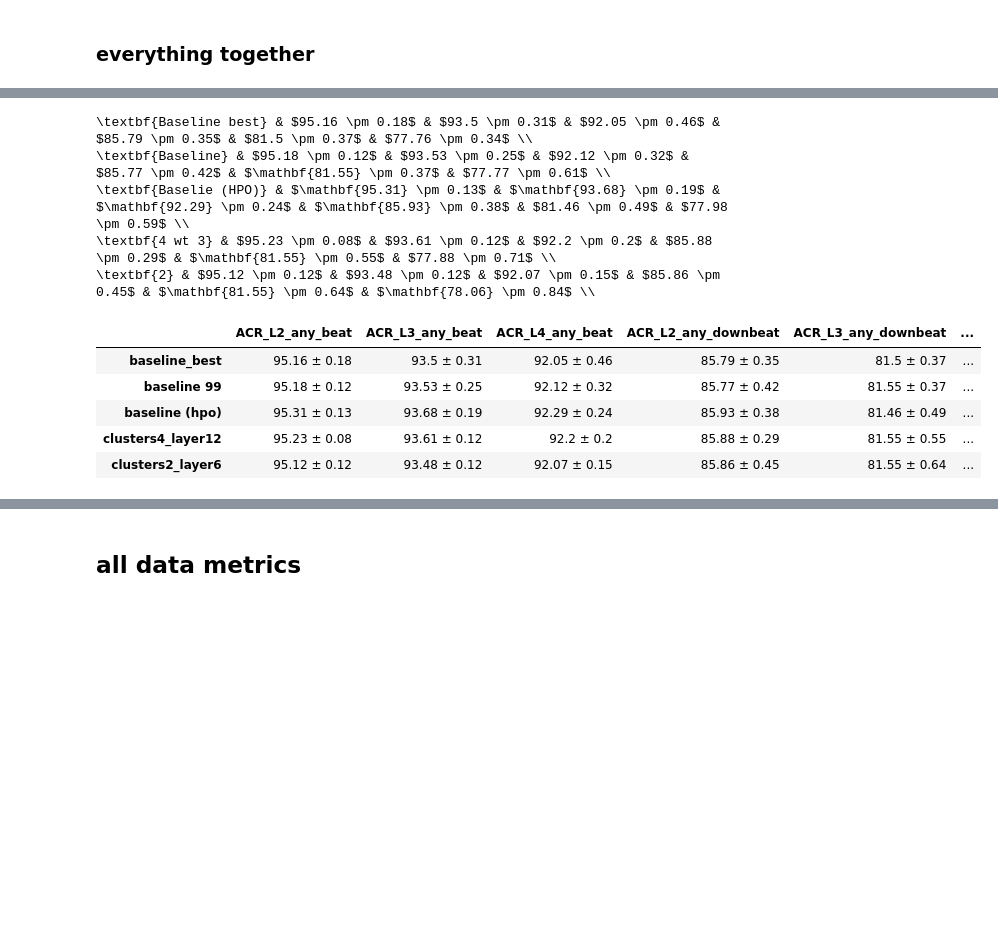
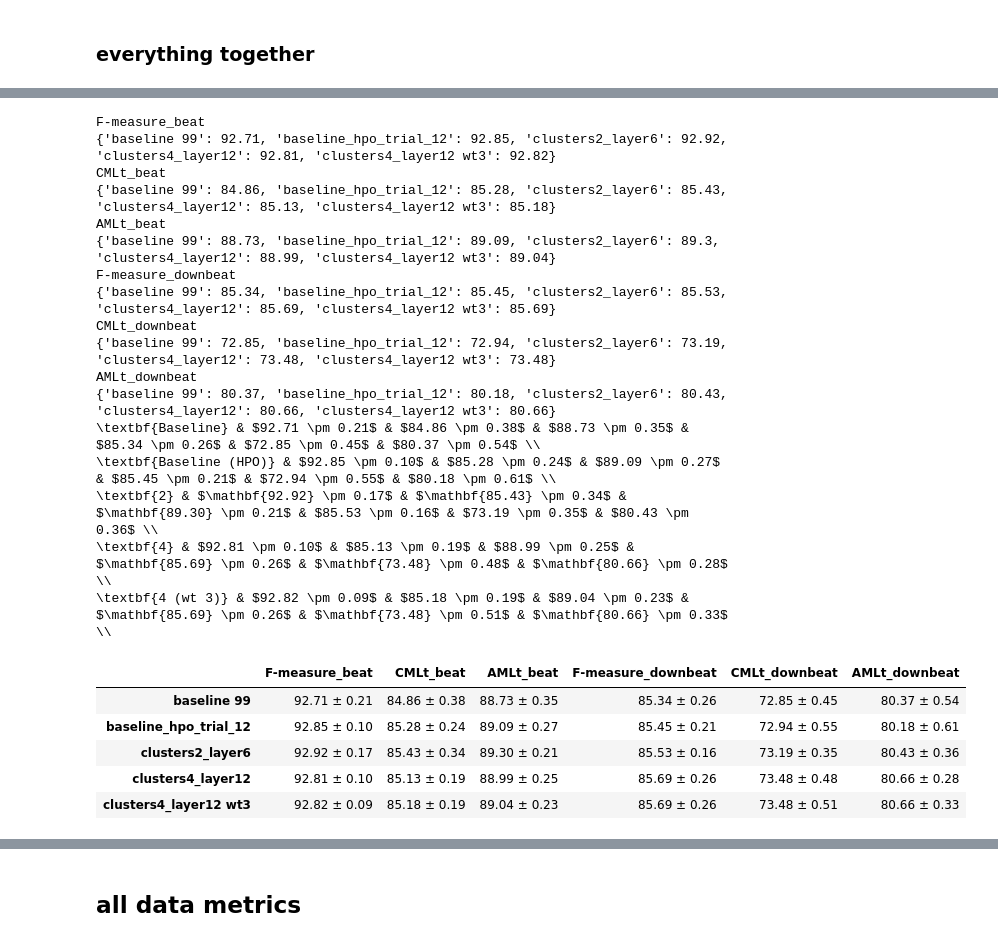
Before and after one commit to PulyaPolya/beat_this, a Jupyter notebook: results_evaluation.ipynb, the cells around one changed output, grey strips where cells are left out. Saved outputs shown, nothing was run; the diff lists cells and outputs as text; code cells hidden in the pictures; blank space fills up the shorter version.

```diff
--- a/results_evaluation.ipynb
+++ b/results_evaluation.ipynb
@@ -651,7 +671,15 @@ def get_total_results_new(seeds, json_val_path,layer = None, clusters = None, fu
     df_result =  pd.concat(df_list, axis=1)
     df_seeds_mean = df_result.mean(axis = 1)
     df_seeds_std = df_result.std(axis = 1)
-    df_final = df_seeds_mean.round(decimals).astype(str) + " ± " + df_seeds_std.round(decimals).astype(str)
+    fmt = f"{{:.{decimals}f}}"
+    def format_numeric(x):
+        return fmt.format(x)
+    #df_final = df_seeds_mean.round(decimals).astype(str) + " ± " + df_seeds_std.round(decimals).astype(str)
+    df_final = (
+    df_seeds_mean.apply(format_numeric)
+    + " ± "
+    + df_seeds_std.apply(format_numeric)
+    )
     return df_seeds_mean, df_seeds_std, df_final
 # %% [markdown]
 ## results
@@ -4280,13 +2619,18 @@ genres are Classical
 # %%
 seeds = [0,1,2,3,4,5,6,7,8,9]
 names =["paper_baseline_99"]
-json_path = "json_test_scores"
+json_path = "json_val_scores"
 df_seeds_mean, df_seeds_std, df_final_baseline = get_total_results_new(seeds = seeds, json_val_path = json_path, full = True, names = names, best= False, subfolders=["all_data_metrics"] ) #rename_columns="baseline"
 configs = {
 
     "baseline 99": df_final_baseline
 }
 final_df_99 = pd.DataFrame(configs).T
+columns =["F-measure", "AMLt","CMLt",]
+cols = [col for col in final_df_99.columns if any(c in col for c in columns)]
+final_df_99 = final_df_99[cols[:-1]]
 # #final_df["F1average"] = final_df[["F-measure_beat","F-measure_downbeat"]].mean(axis=1).round(3).astype(str)
+for row in df_to_latex_rows(final_df_99, rename_idx=[  "Baseline" ], bold_index = True, pm= True, bold_difference=False, bold_baseline_if_best= False, bold_max_per_col=False):
+    print(row)
 final_df_99
 #diff_vs_baseline = get_baseliine_diff (final_df , num_trials=1
@@ -4666,6 +2939,6 @@ number of files (103, 8)
 # %%
 seeds = [0,1,2,3,4,5,6,7,8,9] #1, 2,3,4
-names =["baseline_hpo_trial_12_best", "cluster_1_trial_10", "cluster_2_trial_16", "cluster_3_trial_72", "cluster_4_trial_43"] #"baseline_hpo_trial_12_best", "paper_baseline_99"
+names =["paper_baseline_99", "cluster_1_trial_10", "cluster_2_trial_16", "cluster_3_trial_72", "cluster_4_trial_43"] #"baseline_hpo_trial_12_best", "paper_baseline_99"
 json_path = "json_test_scores"
 # df_seeds_mean, df_seeds_std, df_final_baseline = get_total_results_new(seeds = seeds, json_val_path = json_path,
 #                                                                        full = True, names = names, decimals=4 ) #rename_columns="baseline"
@@ -4688,8 +2961,8 @@ final_df_4 = remove_cemgil(final_df_4)
 # for row in df_to_latex_rows(final_df_4, rename_idx=["4"], bold_index = True):
 #     print(row)
 columns =["ACR_L2_any", "ACR_L3_any", "ACR_L4_any"]
-cols = [col for col in df.columns if any(c in col for c in columns)]
-df = df[cols]
-for row in df_to_latex_rows(df, rename_idx=[ "Baseline best", "Baseline", "Baselie (HPO)", "4 wt 3", "2"], bold_index = True, pm= True, bold_difference=False, bold_baseline_if_best= False, bold_max_per_col= True):
+cols = [col for col in final_df_4.columns if any(c in col for c in columns)]
+final_df_4= final_df_4[cols]
+for row in df_to_latex_rows(final_df_4, rename_idx=[  "4" ], bold_index = True, pm= True, bold_difference=False, bold_baseline_if_best= False, bold_max_per_col=False):
     print(row)
 final_df_4
@@ -4758,26 +2993,49 @@ df
+# %%
+df = pd.concat([final_df_99, final_df_hpo], axis = 0) # test set
+df = remove_cemgil(df)
+#columns =["F-measure", "AMLt","CMLt", "ACR_L2_any"]
+columns =["F-measure", "AMLt","CMLt",]
+cols = [col for col in df.columns if any(c in col for c in columns)]
+df = df[cols]
+df
+for row in df_to_latex_rows(df, rename_idx=[  "Baseline", "Baselie (HPO)"], bold_index = True, pm= True, bold_difference=False, bold_baseline_if_best= False, bold_max_per_col= True):
+    print(row)
+df
 # %%
-df = pd.concat([final_df, final_df_99, final_df_hpo, final_df_4, final_df_2], axis = 0) # test set
+df = pd.concat([final_df_99, final_df_hpo,  final_df_2, final_df_4, final_df_4_wt3], axis = 0) # test set
 df = remove_cemgil(df)
-#columns =["F-measure", "AMLt","CMLt", "ACR_L2_any"]
-columns =["ACR_L2_any", "ACR_L3_any", "ACR_L4_any"]
+columns =["F-measure", "AMLt","CMLt"]
+#columns =["ACR_L2_any", "ACR_L3_any", "ACR_L4_any"]
 cols = [col for col in df.columns if any(c in col for c in columns)]
 df = df[cols]
 df
-for row in df_to_latex_rows(df, rename_idx=[ "Baseline best", "Baseline", "Baselie (HPO)", "4 wt 3", "2"], bold_index = True, pm= True, bold_difference=False, bold_baseline_if_best= False, bold_max_per_col= True):
+for row in df_to_latex_rows(df, rename_idx=[  "Baseline", "Baseline (HPO)",  "2", "4", "4 (wt 3)",], bold_index = True, pm= True, bold_difference=False, bold_baseline_if_best= True, bold_max_per_col= True):
     print(row)
 df
 # %% [output]
-\textbf{Baseline best} & $95.16 \pm 0.18$ & $93.5 \pm 0.31$ & $92.05 \pm 0.46$ & $85.79 \pm 0.35$ & $81.5 \pm 0.37$ & $77.76 \pm 0.34$ \\
-\textbf{Baseline} & $95.18 \pm 0.12$ & $93.53 \pm 0.25$ & $92.12 \pm 0.32$ & $85.77 \pm 0.42$ & $\mathbf{81.55} \pm 0.37$ & $77.77 \pm 0.61$ \\
-\textbf{Baselie (HPO)} & $\mathbf{95.31} \pm 0.13$ & $\mathbf{93.68} \pm 0.19$ & $\mathbf{92.29} \pm 0.24$ & $\mathbf{85.93} \pm 0.38$ & $81.46 \pm 0.49$ & $77.98 \pm 0.59$ \\
-\textbf{4 wt 3} & $95.23 \pm 0.08$ & $93.61 \pm 0.12$ & $92.2 \pm 0.2$ & $85.88 \pm 0.29$ & $\mathbf{81.55} \pm 0.55$ & $77.88 \pm 0.71$ \\
-\textbf{2} & $95.12 \pm 0.12$ & $93.48 \pm 0.12$ & $92.07 \pm 0.15$ & $85.86 \pm 0.45$ & $\mathbf{81.55} \pm 0.64$ & $\mathbf{78.06} \pm 0.84$ \\
+F-measure_beat
+{'baseline 99': 92.71, 'baseline_hpo_trial_12': 92.85, 'clusters2_layer6': 92.92, 'clusters4_layer12': 92.81, 'clusters4_layer12 wt3': 92.82}
+CMLt_beat
+{'baseline 99': 84.86, 'baseline_hpo_trial_12': 85.28, 'clusters2_layer6': 85.43, 'clusters4_layer12': 85.13, 'clusters4_layer12 wt3': 85.18}
+AMLt_beat
+{'baseline 99': 88.73, 'baseline_hpo_trial_12': 89.09, 'clusters2_layer6': 89.3, 'clusters4_layer12': 88.99, 'clusters4_layer12 wt3': 89.04}
+F-measure_downbeat
+{'baseline 99': 85.34, 'baseline_hpo_trial_12': 85.45, 'clusters2_layer6': 85.53, 'clusters4_layer12': 85.69, 'clusters4_layer12 wt3': 85.69}
+CMLt_downbeat
+{'baseline 99': 72.85, 'baseline_hpo_trial_12': 72.94, 'clusters2_layer6': 73.19, 'clusters4_layer12': 73.48, 'clusters4_layer12 wt3': 73.48}
+AMLt_downbeat
+{'baseline 99': 80.37, 'baseline_hpo_trial_12': 80.18, 'clusters2_layer6': 80.43, 'clusters4_layer12': 80.66, 'clusters4_layer12 wt3': 80.66}
+\textbf{Baseline} & $92.71 \pm 0.21$ & $84.86 \pm 0.38$ & $88.73 \pm 0.35$ & $85.34 \pm 0.26$ & $72.85 \pm 0.45$ & $80.37 \pm 0.54$ \\
+\textbf{Baseline (HPO)} & $92.85 \pm 0.10$ & $85.28 \pm 0.24$ & $89.09 \pm 0.27$ & $85.45 \pm 0.21$ & $72.94 \pm 0.55$ & $80.18 \pm 0.61$ \\
+\textbf{2} & $\mathbf{92.92} \pm 0.17$ & $\mathbf{85.43} \pm 0.34$ & $\mathbf{89.30} \pm 0.21$ & $85.53 \pm 0.16$ & $73.19 \pm 0.35$ & $80.43 \pm 0.36$ \\
+\textbf{4} & $92.81 \pm 0.10$ & $85.13 \pm 0.19$ & $88.99 \pm 0.25$ & $\mathbf{85.69} \pm 0.26$ & $\mathbf{73.48} \pm 0.48$ & $\mathbf{80.66} \pm 0.28$ \\
+\textbf{4 (wt 3)} & $92.82 \pm 0.09$ & $85.18 \pm 0.19$ & $89.04 \pm 0.23$ & $\mathbf{85.69} \pm 0.26$ & $\mathbf{73.48} \pm 0.51$ & $\mathbf{80.66} \pm 0.33$ \\
-|  | ACR_L2_any_beat | ACR_L3_any_beat | ACR_L4_any_beat | ACR_L2_any_downbeat | ACR_L3_any_downbeat | ... |
-| baseline_best | 95.16 ± 0.18 | 93.5 ± 0.31 | 92.05 ± 0.46 | 85.79 ± 0.35 | 81.5 ± 0.37 | ... |
-| baseline 99 | 95.18 ± 0.12 | 93.53 ± 0.25 | 92.12 ± 0.32 | 85.77 ± 0.42 | 81.55 ± 0.37 | ... |
-| baseline (hpo) | 95.31 ± 0.13 | 93.68 ± 0.19 | 92.29 ± 0.24 | 85.93 ± 0.38 | 81.46 ± 0.49 | ... |
-| clusters4_layer12 | 95.23 ± 0.08 | 93.61 ± 0.12 | 92.2 ± 0.2 | 85.88 ± 0.29 | 81.55 ± 0.55 | ... |
-| clusters2_layer6 | 95.12 ± 0.12 | 93.48 ± 0.12 | 92.07 ± 0.15 | 85.86 ± 0.45 | 81.55 ± 0.64 | ... |
+|  | F-measure_beat | CMLt_beat | AMLt_beat | F-measure_downbeat | CMLt_downbeat | AMLt_downbeat |
+| baseline 99 | 92.71 ± 0.21 | 84.86 ± 0.38 | 88.73 ± 0.35 | 85.34 ± 0.26 | 72.85 ± 0.45 | 80.37 ± 0.54 |
+| baseline_hpo_trial_12 | 92.85 ± 0.10 | 85.28 ± 0.24 | 89.09 ± 0.27 | 85.45 ± 0.21 | 72.94 ± 0.55 | 80.18 ± 0.61 |
+| clusters2_layer6 | 92.92 ± 0.17 | 85.43 ± 0.34 | 89.30 ± 0.21 | 85.53 ± 0.16 | 73.19 ± 0.35 | 80.43 ± 0.36 |
+| clusters4_layer12 | 92.81 ± 0.10 | 85.13 ± 0.19 | 88.99 ± 0.25 | 85.69 ± 0.26 | 73.48 ± 0.48 | 80.66 ± 0.28 |
+| clusters4_layer12 wt3 | 92.82 ± 0.09 | 85.18 ± 0.19 | 89.04 ± 0.23 | 85.69 ± 0.26 | 73.48 ± 0.51 | 80.66 ± 0.33 |
 # %%
 df_means_only = final_df.apply(extract_mean, axis=1)
 diff_vs_baseline = df_means_only.subtract(df_means_only.loc["baseline"])
```
Also changed, not shown: parts of 212 cells of this notebook, 2 other files.
